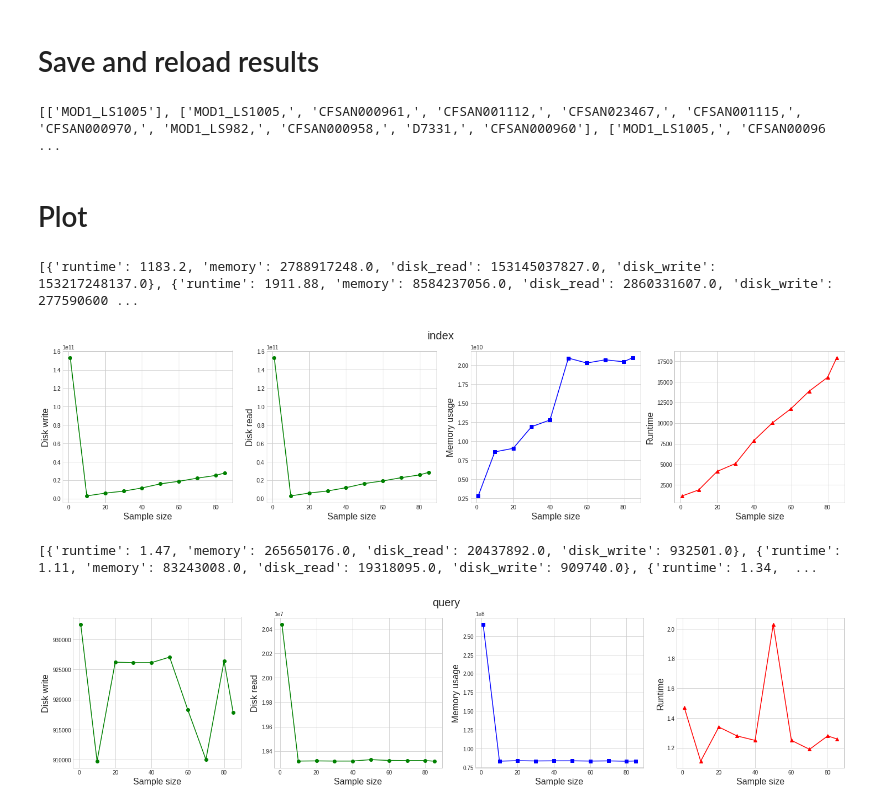
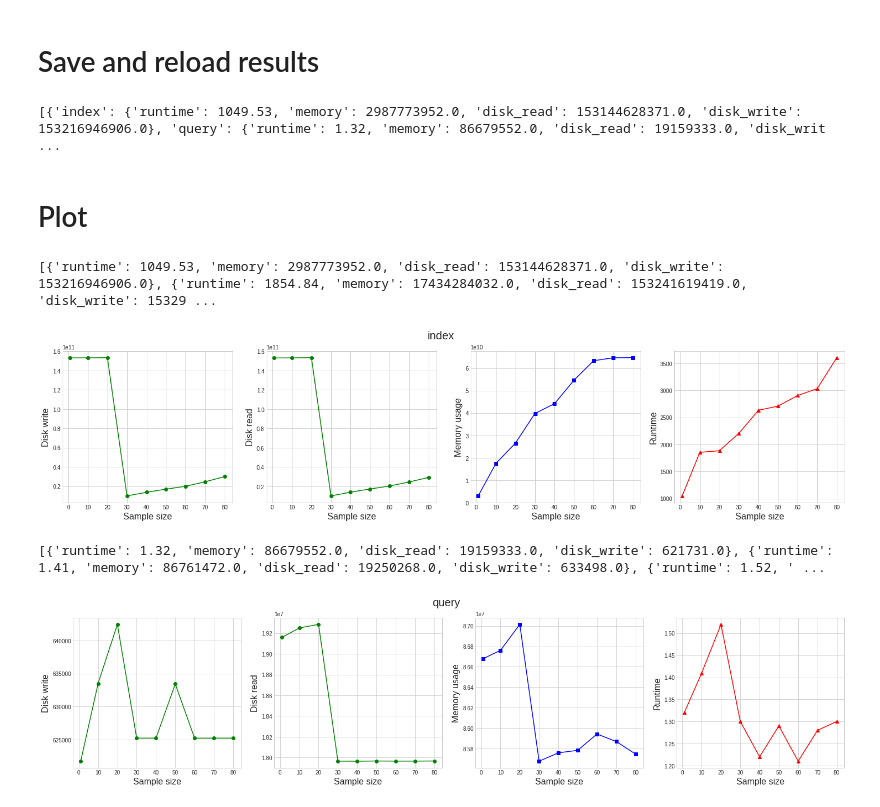
Before and after one commit to apetkau/thesis-benchmarking, a Jupyter notebook: bigsi/BIGSI-benchmark.nbconvert.ipynb, the cells around one changed output. Drawn from its saved outputs; the diff is of its cells as text; code cells hidden in the pictures.

Commit message:
Updated bigsi

```diff
--- a/bigsi/BIGSI-benchmark.nbconvert.ipynb
+++ b/bigsi/BIGSI-benchmark.nbconvert.ipynb
@@ -60,0 +32,14 @@ print(input_samples)
+# %%
+input_dir = '../data/input-files/reads'
+
+input_files_1 = [os.path.basename(f) for f in glob.glob(f'{input_dir}/*_1.fastq.gz')]
+input_samples = [f.replace('_1.fastq.gz','') for f in input_files_1]
+input_samples.sort()
+print(input_samples)
+
+nproc=32
+kmer=31
+
+bigsi_dir = 'bigsi-data'
+sample_sizes = [1,10,20,30,40,50,60,70,80]
+#sample_sizes = [1, 10]
@@ -61,17 +50,14 @@ print(input_samples)
 # %%
-nproc=4
-kmer=31
-
-bigsi_dir = 'bigsi-data'
-sample_sizes = [1,10,20,30,40,50,60,70,80,85]
-
 def reset_func():
     # Delete indexed data
     os.system("bigsi delete")
 
     # Delete all saved bigsi data
-    clean_if_exists(bigsi_dir)
-    clean_if_exists("test-berkeley.db")
+    benchmark.clean_if_exists(bigsi_dir)
+    benchmark.clean_if_exists("test-berkeley.db")
+
+def sampling_func(input_size):
+    return input_samples[:input_size]
 
 mccortex_command = {
     "command": f"mccortex 31 build --nkmers 100000000 --threads 1 --kmer {kmer} --mem 20G" \
@@ -97,9 +83,3 @@ query_command = {
     "parallel_argfiles": [query_sequence] * query_repeat_count,
     "parallel_args": "-j 1 -I%"
 }
-
-multibench_results, debug_str = multi_cmdbench({
-"index": [mccortex_command, bigsi_bloom_command, bigsi_build_command],
-"query": [query_command]
-}, reset_func = reset_func, iterations = 1, sampling_func = sampling_func, sample_sizes = sample_sizes,
-    benchmark_list_to_results=benchmark_list_to_results, active_output_print = True)
@@ -130,12 +120,11 @@ samples_per_sample_size = []
 for sample_size in sample_sizes:
         samples_per_sample_size.append(input_samples[:sample_size])
 
-save_multibench_results(multibench_results, samples_per_sample_size, save_path)
+benchmark.multibench.save_multibench_results(multibench_results, samples_per_sample_size, save_path)
+multibench_results, samples_per_sample_size = benchmark.multibench.read_multibench_results(save_path)
+print(multibench_results)
+# %% [output]
+[{'index': {'runtime': 1049.53, 'memory': 2987773952.0, 'disk_read': 153144628371.0, 'disk_write': 153216946906.0}, 'query': {'runtime': 1.32, 'memory': 86679552.0, 'disk_read': 19159333.0, 'disk_writ ...
-# %%
-multibench_results, samples_per_sample_size = read_multibench_results(save_path)
-print(samples_per_sample_size)
-# %% [output]
-[['MOD1_LS1005'], ['MOD1_LS1005,', 'CFSAN000961,', 'CFSAN001112,', 'CFSAN023467,', 'CFSAN001115,', 'CFSAN000970,', 'MOD1_LS982,', 'CFSAN000958,', 'D7331,', 'CFSAN000960'], ['MOD1_LS1005,', 'CFSAN00096 ...
 # %% [markdown]
 # Plot
 # %%
@@ -147,13 +136,13 @@ from pylab import rcParams
 rcParams['figure.figsize'] = 25, 5
 # %%
 # Indexing Plots
-plot_resources(multibench_results, sample_sizes, "index")
+benchmark.multibench.plot_resources(multibench_results, sample_sizes, "index")
 # %% [output]
-[{'runtime': 1183.2, 'memory': 2788917248.0, 'disk_read': 153145037827.0, 'disk_write': 153217248137.0}, {'runtime': 1911.88, 'memory': 8584237056.0, 'disk_read': 2860331607.0, 'disk_write': 277590600 ...
+[{'runtime': 1049.53, 'memory': 2987773952.0, 'disk_read': 153144628371.0, 'disk_write': 153216946906.0}, {'runtime': 1854.84, 'memory': 17434284032.0, 'disk_read': 153241619419.0, 'disk_write': 15329 ...
-[figure, old version]
+[figure, new version]
 # %%
 # Querying Plots
-plot_resources(multibench_results, sample_sizes, "query")
+benchmark.multibench.plot_resources(multibench_results, sample_sizes, "query")
 # %% [output]
-[{'runtime': 1.47, 'memory': 265650176.0, 'disk_read': 20437892.0, 'disk_write': 932501.0}, {'runtime': 1.11, 'memory': 83243008.0, 'disk_read': 19318095.0, 'disk_write': 909740.0}, {'runtime': 1.34,  ...
+[{'runtime': 1.32, 'memory': 86679552.0, 'disk_read': 19159333.0, 'disk_write': 621731.0}, {'runtime': 1.41, 'memory': 86761472.0, 'disk_read': 19250268.0, 'disk_write': 633498.0}, {'runtime': 1.52, ' ...
-[figure, old version]
+[figure, new version]
```
Also changed, not shown: parts of 10 cells of this notebook, 2 other files.
